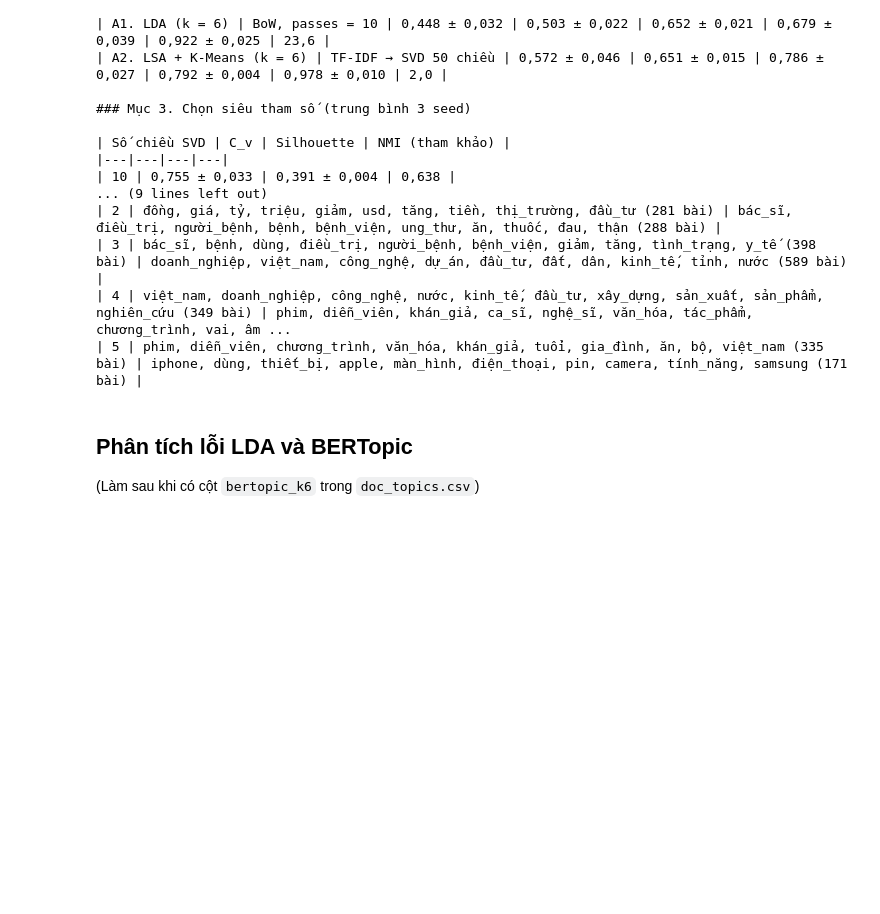
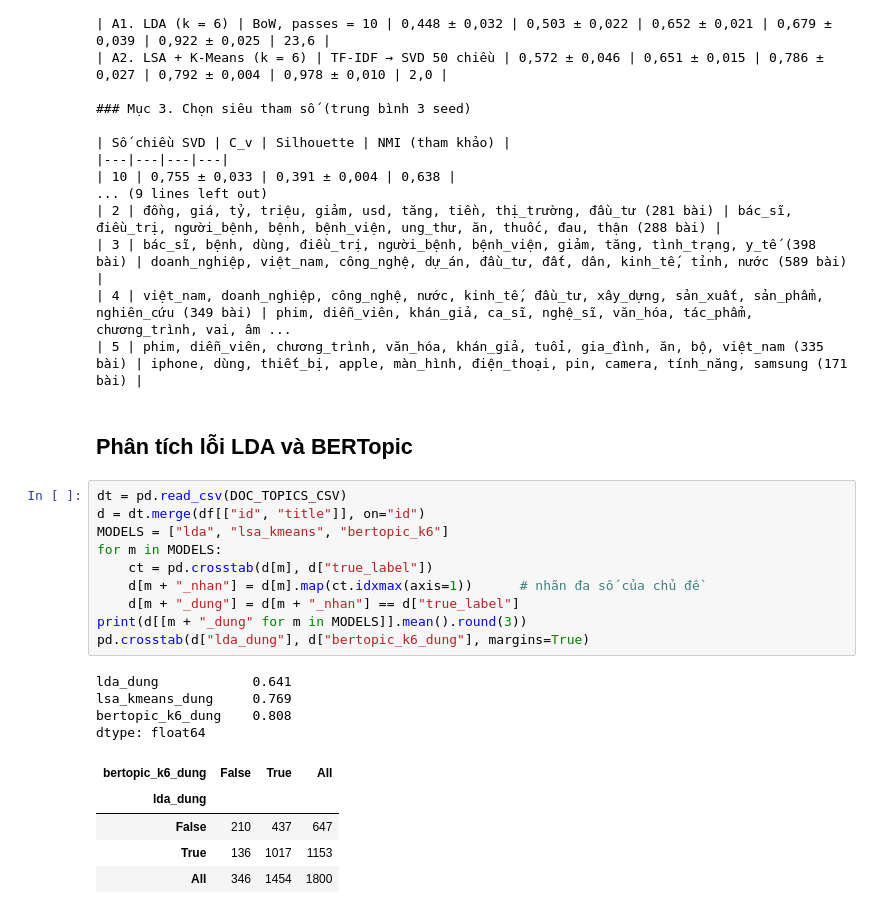
Before and after one commit to anhdung1106/NLP-BERT-Topic-Modeling, a Jupyter notebook: notebooks/02_mo_hinh_truyen_thong.ipynb, the cells around one changed output. Cells and saved outputs as stored; diff of their text form; blank space fills up the shorter version.

```diff
--- a/notebooks/02_mo_hinh_truyen_thong.ipynb
+++ b/notebooks/02_mo_hinh_truyen_thong.ipynb
@@ -203,4 +203,23 @@ for t in range(N_TOPICS):
 | 5 | phim, diễn_viên, chương_trình, văn_hóa, khán_giả, tuổi, gia_đình, ăn, bộ, việt_nam (335 bài) | iphone, dùng, thiết_bị, apple, màn_hình, điện_thoại, pin, camera, tính_năng, samsung (171 bài) |
 # %% [markdown]
 ## Phân tích lỗi LDA và BERTopic
-(Làm sau khi có cột `bertopic_k6` trong `doc_topics.csv`)
+# %%
+dt = pd.read_csv(DOC_TOPICS_CSV)
+d = dt.merge(df[["id", "title"]], on="id")
+MODELS = ["lda", "lsa_kmeans", "bertopic_k6"]
+for m in MODELS:
+    ct = pd.crosstab(d[m], d["true_label"])
+    d[m + "_nhan"] = d[m].map(ct.idxmax(axis=1))      # nhãn đa số của chủ đề
+    d[m + "_dung"] = d[m + "_nhan"] == d["true_label"]
+print(d[[m + "_dung" for m in MODELS]].mean().round(3))
+pd.crosstab(d["lda_dung"], d["bertopic_k6_dung"], margins=True)
+# %% [output]
+lda_dung            0.641
+lsa_kmeans_dung     0.769
+bertopic_k6_dung    0.808
+dtype: float64
+| bertopic_k6_dung | False | True | All |
+| lda_dung |  |  |  |
+| False | 210 | 437 | 647 |
+| True | 136 | 1017 | 1153 |
+| All | 346 | 1454 | 1800 |
```
Also changed, not shown: parts of 3 cells of this notebook, 1 other file.
